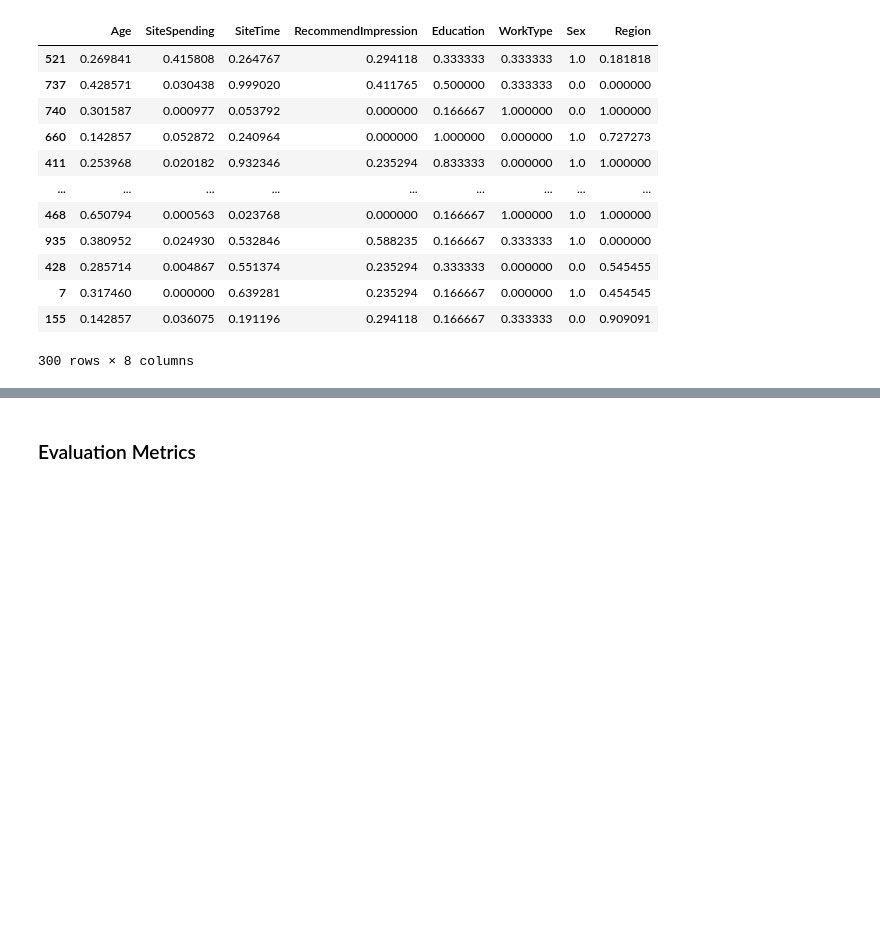
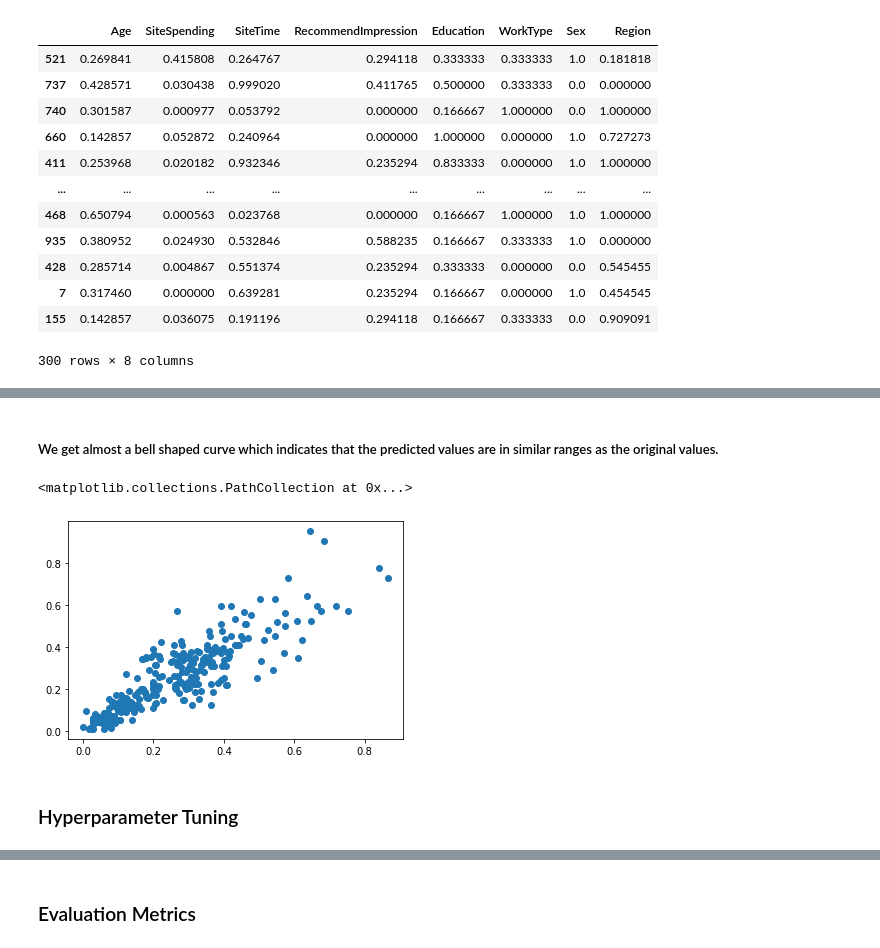
Before and after one commit to syedirfanx/revenue-forecasting, a Jupyter notebook: regression.ipynb, the cells around one changed output, grey strips where cells are left out. Saved outputs shown, nothing was run; the diff lists cells and outputs as text; code cells hidden in the pictures; blank space fills up the shorter version.

```diff
--- a/regression.ipynb
+++ b/regression.ipynb
@@ -216,0 +231,9 @@ test_score
+# %% [markdown]
+##### We get almost a bell shaped curve which indicates that the predicted values are in similar ranges as the original values.
+# %%
+plt.scatter(y_test,y_pred)
+# %% [output]
+<matplotlib.collections.PathCollection at 0x...>
+[figure, added]
+# %% [markdown]
+### Hyperparameter Tuning
```
Also changed, not shown: parts of 35 cells of this notebook.
